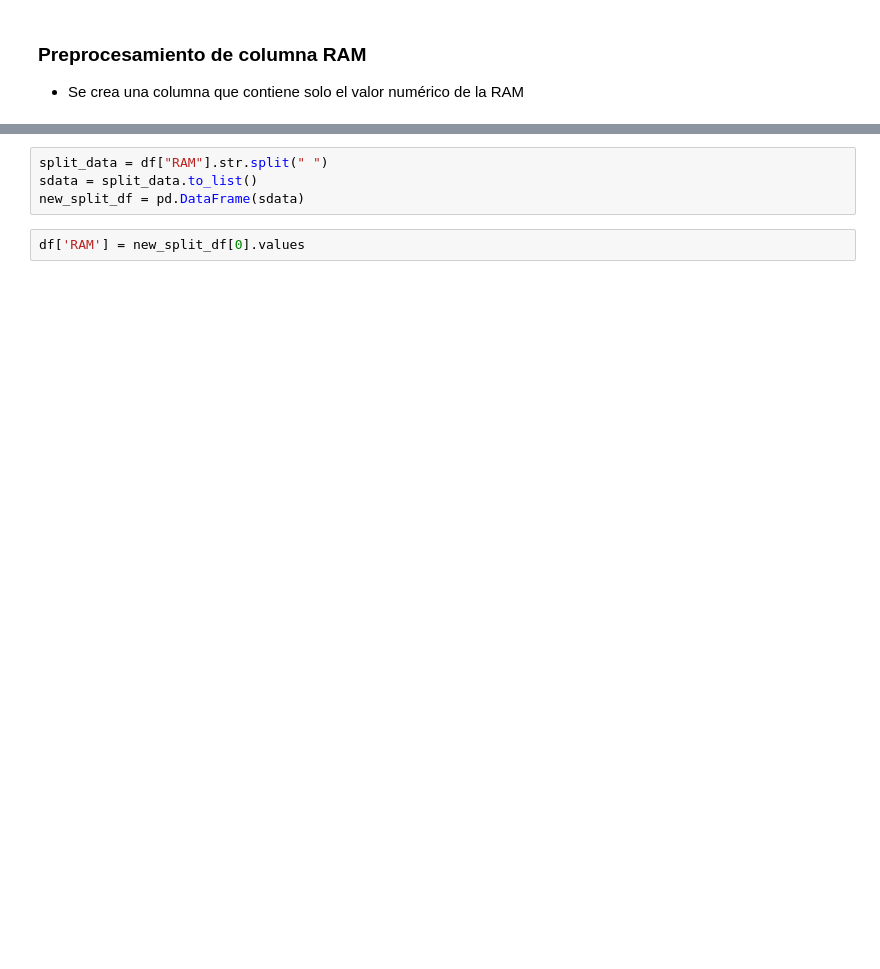
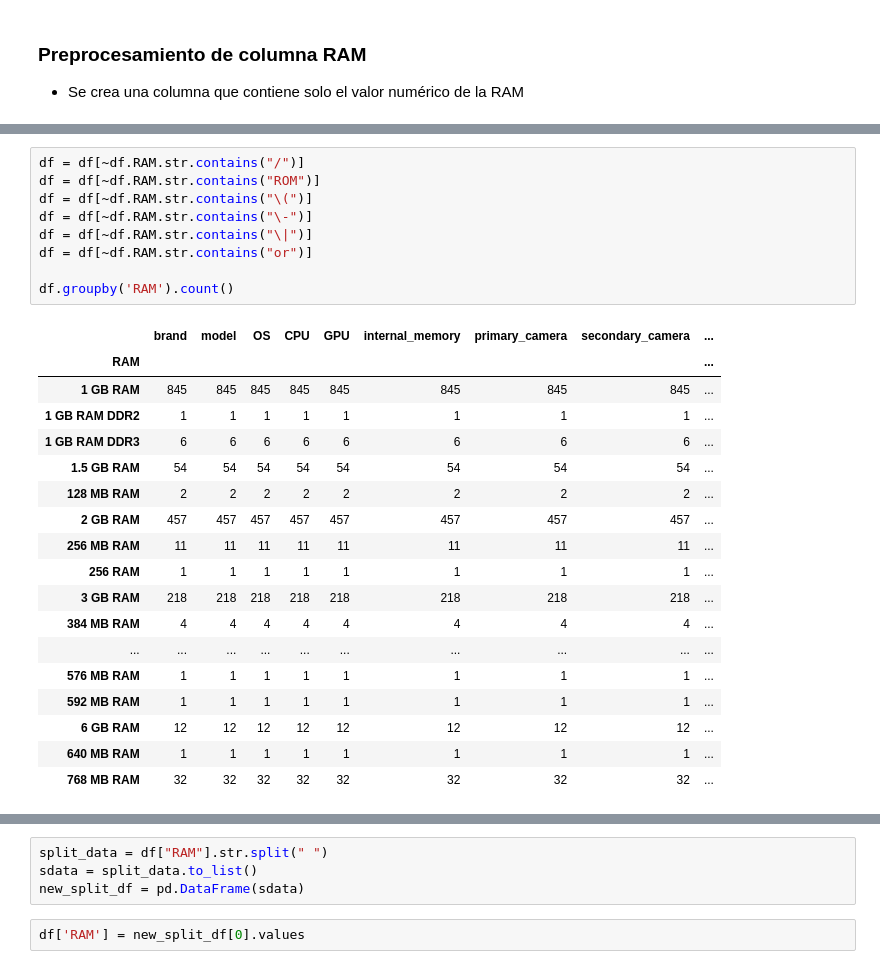
Before and after one commit to jgermanob/PCIC-Inteligencia-aritificial, a Jupyter notebook: Notebooks/Data_preprocessing.ipynb, the cells around one changed output, grey strips where cells are left out. Saved outputs shown, nothing was run; the diff lists cells and outputs as text; blank space fills up the shorter version.

```diff
--- a/Notebooks/Data_preprocessing.ipynb
+++ b/Notebooks/Data_preprocessing.ipynb
@@ -641,0 +622,28 @@ df
+# %%
+df = df[~df.RAM.str.contains("/")]
+df = df[~df.RAM.str.contains("ROM")]
+df = df[~df.RAM.str.contains("\(")]
+df = df[~df.RAM.str.contains("\-")]
+df = df[~df.RAM.str.contains("\|")]
+df = df[~df.RAM.str.contains("or")]
+
+df.groupby('RAM').count()
+# %% [output]
+|  | brand | model | OS | CPU | GPU | internal_memory | primary_camera | secondary_camera | ... |
+| RAM |  |  |  |  |  |  |  |  | ... |
+| 1 GB RAM | 845 | 845 | 845 | 845 | 845 | 845 | 845 | 845 | ... |
+| 1 GB RAM DDR2 | 1 | 1 | 1 | 1 | 1 | 1 | 1 | 1 | ... |
+| 1 GB RAM DDR3 | 6 | 6 | 6 | 6 | 6 | 6 | 6 | 6 | ... |
+| 1.5 GB RAM | 54 | 54 | 54 | 54 | 54 | 54 | 54 | 54 | ... |
+| 128 MB RAM | 2 | 2 | 2 | 2 | 2 | 2 | 2 | 2 | ... |
+| 2 GB RAM | 457 | 457 | 457 | 457 | 457 | 457 | 457 | 457 | ... |
+| 256 MB RAM | 11 | 11 | 11 | 11 | 11 | 11 | 11 | 11 | ... |
+| 256 RAM | 1 | 1 | 1 | 1 | 1 | 1 | 1 | 1 | ... |
+| 3 GB RAM | 218 | 218 | 218 | 218 | 218 | 218 | 218 | 218 | ... |
+| 384 MB RAM | 4 | 4 | 4 | 4 | 4 | 4 | 4 | 4 | ... |
+| ... | ... | ... | ... | ... | ... | ... | ... | ... | ... |
+| 576 MB RAM | 1 | 1 | 1 | 1 | 1 | 1 | 1 | 1 | ... |
+| 592 MB RAM | 1 | 1 | 1 | 1 | 1 | 1 | 1 | 1 | ... |
+| 6 GB RAM | 12 | 12 | 12 | 12 | 12 | 12 | 12 | 12 | ... |
+| 640 MB RAM | 1 | 1 | 1 | 1 | 1 | 1 | 1 | 1 | ... |
+| 768 MB RAM | 32 | 32 | 32 | 32 | 32 | 32 | 32 | 32 | ... |
```
Also changed, not shown: parts of 13 cells of this notebook, 1 other file.
